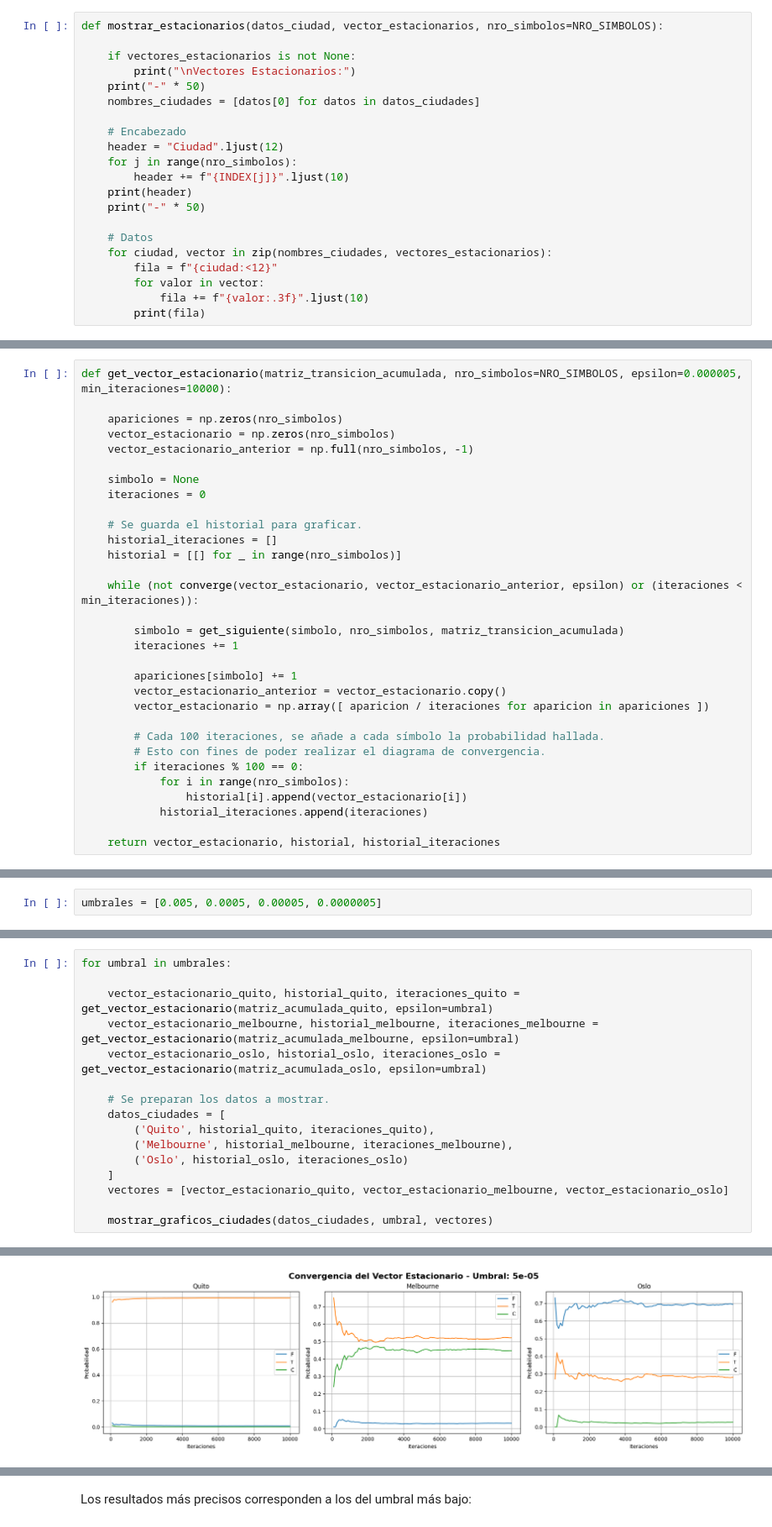
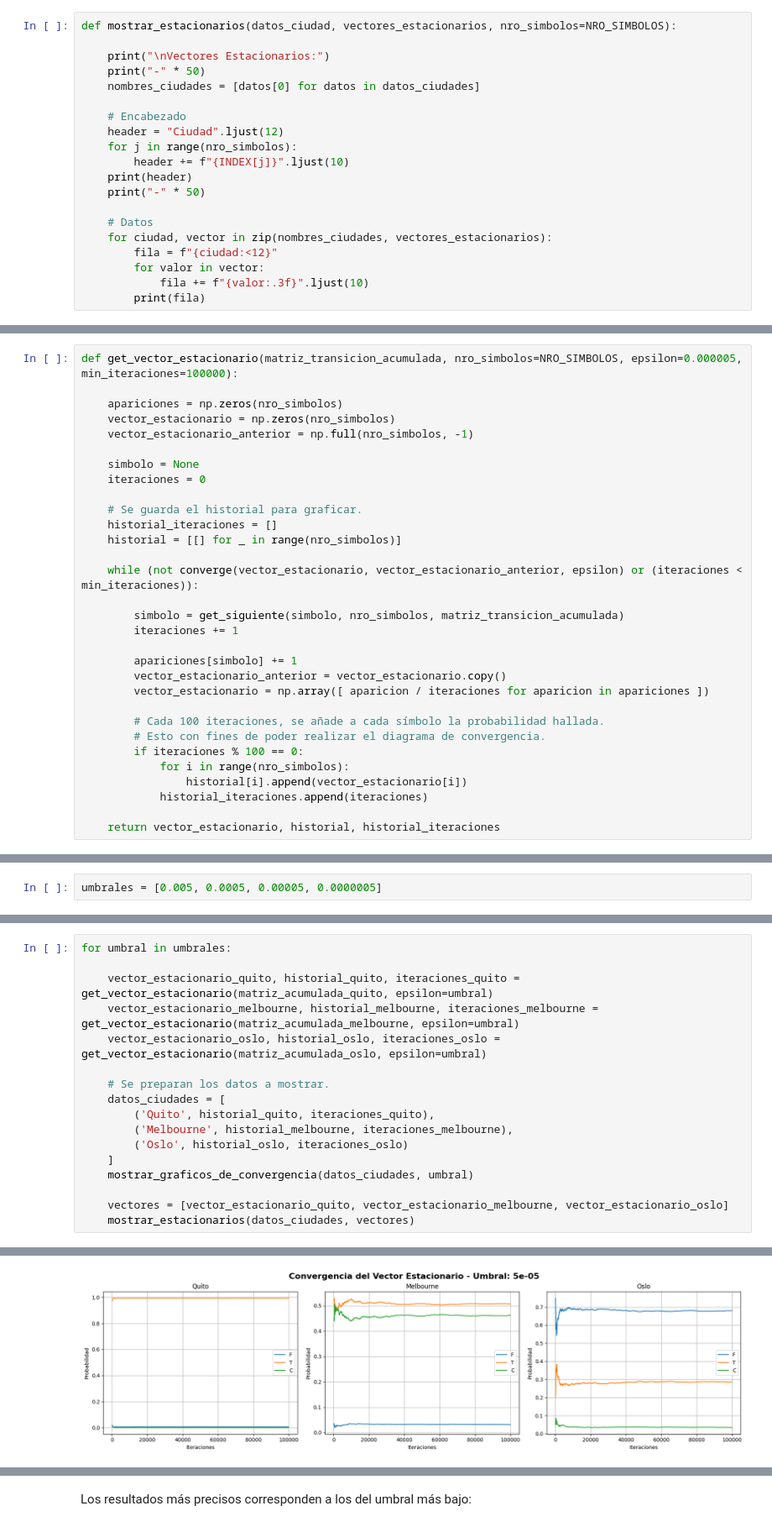
Before and after one commit to iroumec/TPE-TDI, a Jupyter notebook: deepnote/TPE/notebook.ipynb, the cells around one changed output, grey strips where cells are left out. Shown at 84% size. Saved outputs shown, nothing was run; the diff lists cells and outputs as text.

```diff
--- a/deepnote/TPE/notebook.ipynb
+++ b/deepnote/TPE/notebook.ipynb
@@ -487,10 +483,9 @@ def mostrar_graficos_de_convergencia(datos_ciudades, umbral, nro_simbolos=NRO_SI
 # %% [markdown]
 se define una función que permita mostrar el vector estacionario:
 # %%
-def mostrar_estacionarios(datos_ciudad, vector_estacionarios, nro_simbolos=NRO_SIMBOLOS):
+def mostrar_estacionarios(datos_ciudad, vectores_estacionarios, nro_simbolos=NRO_SIMBOLOS):
 
-    if vectores_estacionarios is not None:
-        print("\nVectores Estacionarios:")
+    print("\nVectores Estacionarios:")
     print("-" * 50)
     nombres_ciudades = [datos[0] for datos in datos_ciudades]
 
@@ -510,7 +505,7 @@ def mostrar_estacionarios(datos_ciudad, vector_estacionarios, nro_simbolos=NRO_S
 # %% [markdown]
 y, por último, se define la función que permitirá la toma de muestras cada cierto número de iteraciones y el cálculo del vector estacionario:
 # %%
-def get_vector_estacionario(matriz_transicion_acumulada, nro_simbolos=NRO_SIMBOLOS, epsilon=0.000005, min_iteraciones=10000):
+def get_vector_estacionario(matriz_transicion_acumulada, nro_simbolos=NRO_SIMBOLOS, epsilon=0.000005, min_iteraciones=100000):
 
     apariciones = np.zeros(nro_simbolos)
     vector_estacionario = np.zeros(nro_simbolos)
@@ -654,7 +554,8 @@ for umbral in umbrales:
         ('Melbourne', historial_melbourne, iteraciones_melbourne),
         ('Oslo', historial_oslo, iteraciones_oslo)
     ]
+    mostrar_graficos_de_convergencia(datos_ciudades, umbral)
+
     vectores = [vector_estacionario_quito, vector_estacionario_melbourne, vector_estacionario_oslo]
-
-    mostrar_graficos_ciudades(datos_ciudades, umbral, vectores)
+    mostrar_estacionarios(datos_ciudades, vectores)
 # %% [output]
@@ -677,4 +578,4 @@ Oslo        0.676     0.289     0.035
-[figure, old version]
+[figure, new version]
 Vectores Estacionarios:
 --------------------------------------------------
 Ciudad      F         T         C
```
Also changed, not shown: parts of 11 cells of this notebook.
